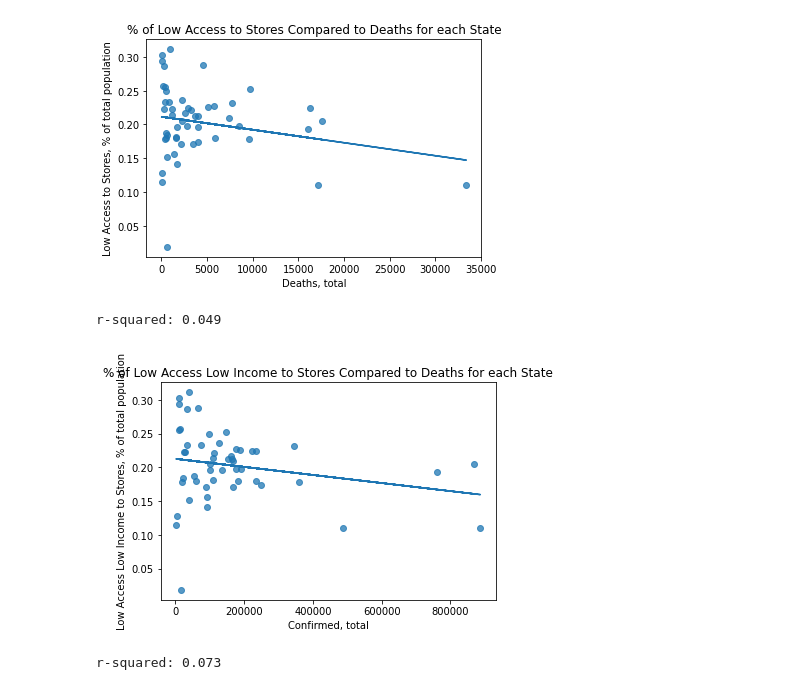
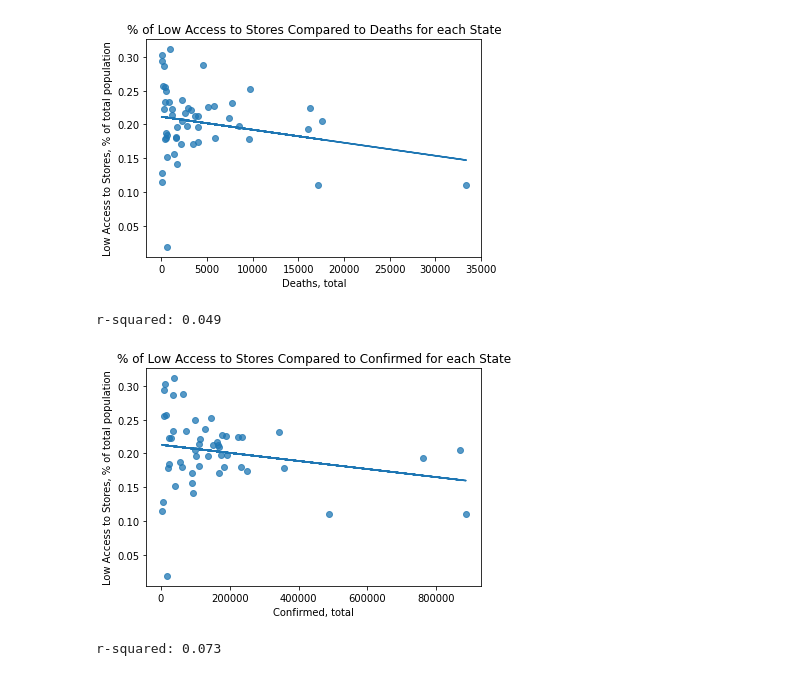
Before and after one commit to teresaflicek/Covid19-Societal-Impacts, a Jupyter notebook: Colorado.ipynb, the cells around one changed output. Drawn from its saved outputs; the diff is of its cells as text; code cells hidden in the pictures.

Commit message:
cleaned up data. added per capita for each measurement with corresponding graphs

```diff
--- a/Colorado.ipynb
+++ b/Colorado.ipynb
@@ -448,6 +460,11 @@ comb_condeaths_all_df["Total Obese Adults Per State"]=comb_condeaths_all_df['PCT
 comb_condeaths_all_df["% of Low Access to Store (Total Population)"]=comb_condeaths_all_df["Low Access to Store"]/comb_condeaths_all_df["total_population"]
 comb_condeaths_all_df["% of Low Access Low Income to Store (Total Population)"]=comb_condeaths_all_df["Low Access Low Income to Store"]/comb_condeaths_all_df["total_population"]
 
+# rename columns
+
+comb_condeaths_all_df = comb_condeaths_all_df.rename(columns={"total_population":"Total Population"})
+comb_condeaths_all_df = comb_condeaths_all_df.rename(columns={"confirmed":"Confirmed"})
+comb_condeaths_all_df = comb_condeaths_all_df.rename(columns={"deaths":"Deaths"})
 comb_condeaths_all_df = comb_condeaths_all_df.rename(columns={"PCT_OBESE_ADULTS17":"% of Obese Adults"})
 comb_condeaths_all_df.head()
 # %% [output]
@@ -473,8 +492,10 @@ scatter_deaths_perclowacc = create_scatter(comb_condeaths_all_df['deaths'], comb
 r-squared: 0.05
 [figure]
 # %%
-scatter_confirmed_perclowacc1 = create_scatter(comb_condeaths_all_df['confirmed'], comb_condeaths_all_df['% of Low Access to Store (Total Population)'], '% of Low Access to Stores Compared to Deaths for each State', 'Confirmed, total', 'Low Access to Stores, % of total population', 0.75)
+#low access confirmed
+
+scatter_confirmed_perclowacc1 = create_scatter(comb_condeaths_all_df['Confirmed'], comb_condeaths_all_df['% of Low Access to Store (Total Population)'], '% of Low Access to Stores Compared to Confirmed for each State', 'Confirmed, total', 'Low Access to Stores, % of total population', 0.75)
 # %% [output]
 r-squared: 0.049
-[figure, old version]
+[figure, new version]
 # %%
```
Also changed, not shown: parts of 31 cells of this notebook, 1 other file.
